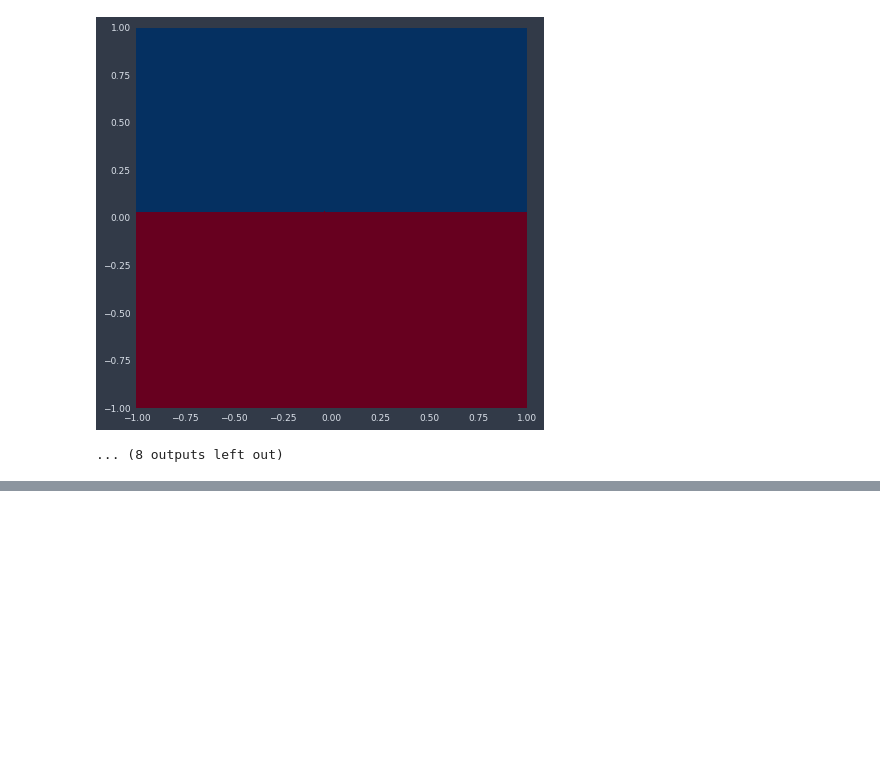
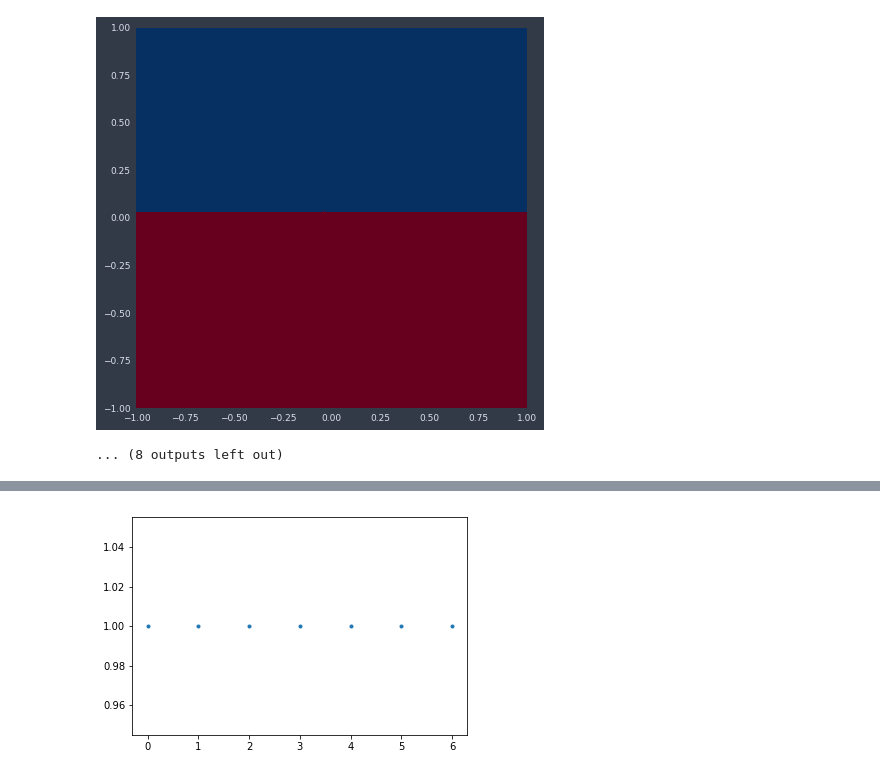
Before and after one commit to YFlag/work_backups, a Jupyter notebook: visual_kit.ipynb, the cells around one changed output, grey strips where cells are left out. Drawn from its saved outputs; the diff is of its cells as text; code cells hidden in the pictures; blank space fills up the shorter version.

```diff
--- a/visual_kit.ipynb
+++ b/visual_kit.ipynb
@@ -298,0 +59,6 @@ transform_visualization(feature_input_s, transform_matrix, label)
+# %%
+import matplotlib.pyplot as plt
+plt.plot([1,1,1,1,1,1,1], '.', linestyle='none')
+plt.show()
+# %% [output]
+[figure, added]
```
Also changed, not shown: parts of 8 cells of this notebook, 13 other files.
